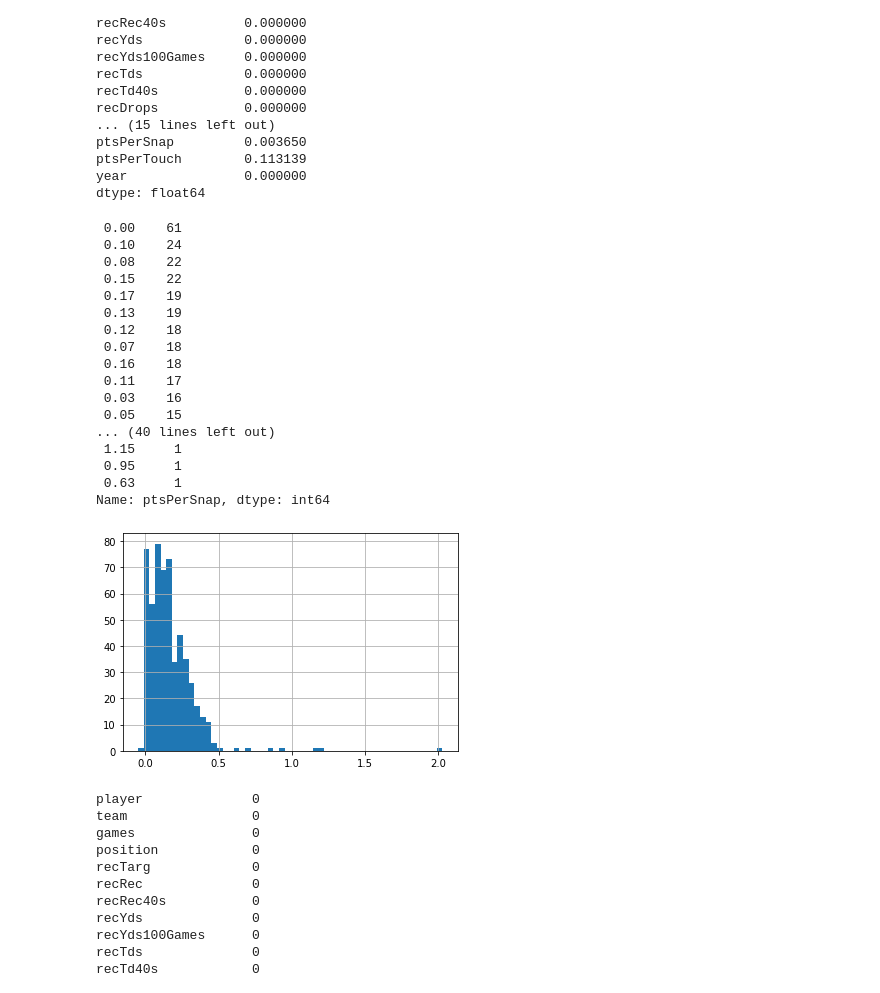
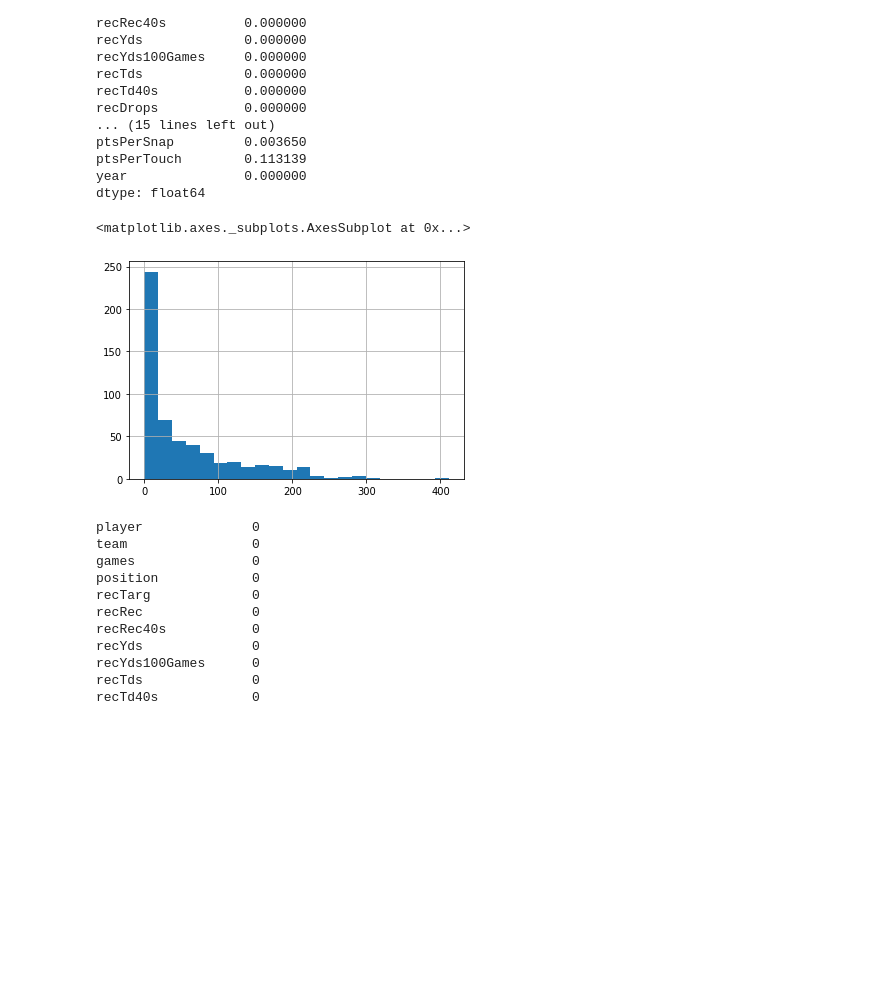
Before and after one commit to lemaster1/CapstoneFantasyFootball, a Jupyter notebook: fantasyfootball-Copy1.ipynb, the cells around one changed output. Saved outputs shown, nothing was run; the diff lists cells and outputs as text; code cells hidden in the pictures; blank space fills up the shorter version.

```diff
--- a/fantasyfootball-Copy1.ipynb
+++ b/fantasyfootball-Copy1.ipynb
@@ -528,27 +681,11 @@ ptsPerTouch        0.113139
 year               0.000000
 dtype: float64
 # %%
-df_all_pff['ptsPerSnap'].hist(bins='auto')
-df_all_pff['ptsPerSnap'].value_counts()
+df_all_pff['fantasyPts'].hist(bins='auto')
+#df_all_pff['ptsPerSnap'].value_counts()
 # %% [output]
- 0.00    61
- 0.10    24
- 0.08    22
- 0.15    22
- 0.17    19
- 0.13    19
- 0.12    18
- 0.07    18
- 0.16    18
- 0.11    17
- 0.03    16
- 0.05    15
-... (40 lines left out)
- 1.15     1
- 0.95     1
- 0.63     1
-Name: ptsPerSnap, dtype: int64
+<matplotlib.axes._subplots.AxesSubplot at 0x...>
-[figure, old version]
+[figure, new version]
 # %%
 df_all_pff.dropna(subset=['ptsPerSnap'], inplace=True)
 # %%
```
Also changed, not shown: parts of 59 cells of this notebook, 2 other files.
